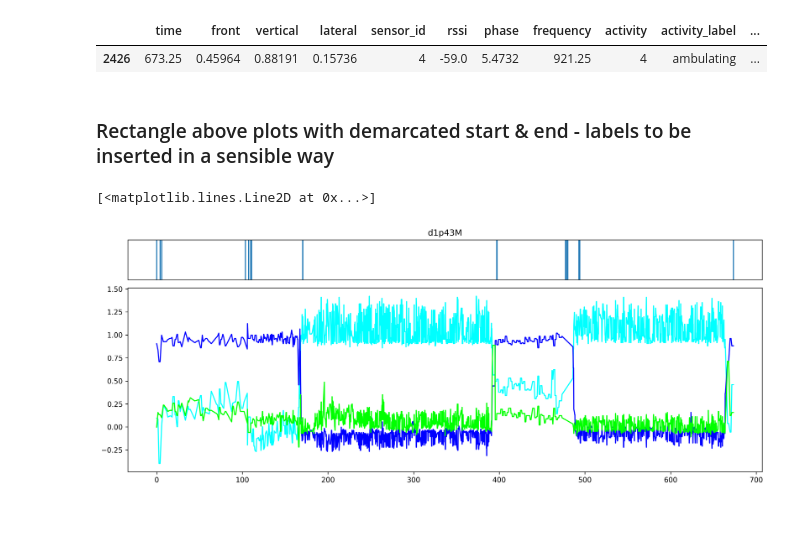
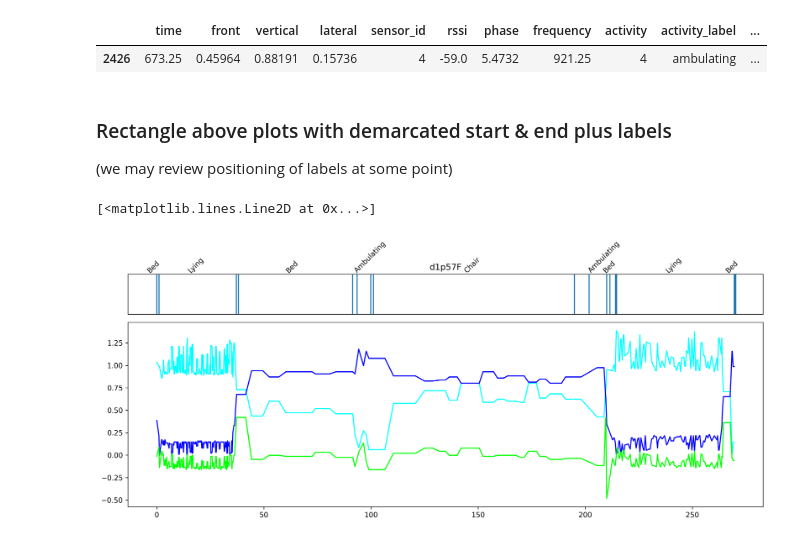
Before and after one commit to ym-pett/motiondetection, a Jupyter notebook: notebooks/plotting_experiments.ipynb, the cells around one changed output. Saved outputs shown, nothing was run; the diff lists cells and outputs as text; code cells hidden in the pictures.

Commit message:
creating plots with lables for sequences

```diff
--- a/notebooks/plotting_experiments.ipynb
+++ b/notebooks/plotting_experiments.ipynb
@@ -54,7 +54,7 @@ activity_df.head()
 # %%
 len(activity_df.participant.unique())
 # %%
-participant = 'd1p43M'
+participant = 'd1p57F'
 df = activity_df[activity_df['participant'] == participant]
 df.head()
 # %% [output]
@@ -196,29 +196,39 @@ df.iloc[-1:]
 |  | time | front | vertical | lateral | sensor_id | rssi | phase | frequency | activity | activity_label | ... |
 | 2426 | 673.25 | 0.45964 | 0.88191 | 0.15736 | 4 | -59.0 | 5.4732 | 921.25 | 4 | ambulating | ... |
 # %% [markdown]
-### Rectangle above plots with demarcated start & end - labels to be inserted in a sensible way
+### Rectangle above plots with demarcated start & end plus labels
+
+(we may review positioning of labels at some point)
 # %%
 
 #plt.cla()
 name = df['participant'].unique()[0]
 fig = plt.figure(figsize=(16,6), dpi=300)
 
 # do i really need this? better way of defining ax & ax_top?
 gs = fig.add_gridspec(5, 1)
 
 ax_top = fig.add_subplot(gs[0, :])
 ax_top.set_xticks([])
 ax_top.set_yticks([])
 ax_top.set_title(name)
 
 for index, row in bound_df.iterrows():
     ax_top.axvline(x=row['start_time'], ymin=0, ymax=1)
     ax_top.axvline(x=row['end_time'], ymin=0, ymax=1)
+    ax_top.text(
+        row['start_time'] / 2 + row['end_time'] / 2 - 5,
+        1,
+        row['activity_label'].capitalize(),
+        fontsize=10,
+        ha='left',
+        va='bottom',
+        rotation=45)
 
 ax = fig.add_subplot(gs[1:, :])
 ax.plot(df['time'], df['front'], color='aqua', )
 ax.plot(df['time'], df['vertical'], color='blue')
 ax.plot(df['time'], df['lateral'], color='lime')
 # %% [output]
 [<matplotlib.lines.Line2D at 0x...>]
-[figure, old version]
+[figure, new version]
```
Also changed, not shown: parts of 2 cells of this notebook.
